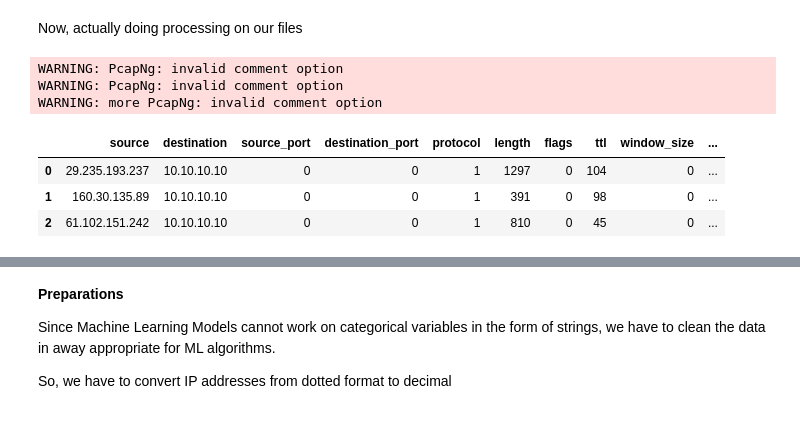
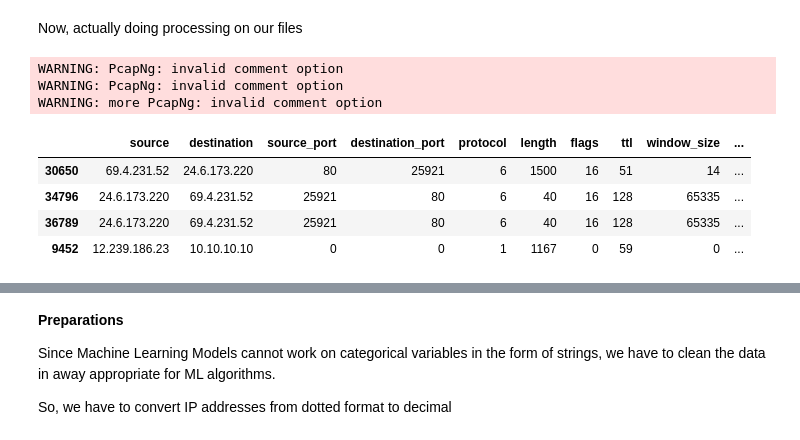
Before and after one commit to ArtyNar/ML-DOS-Detection, a Jupyter notebook: preparations.ipynb, the cells around one changed output, grey strips where cells are left out. Saved outputs shown, nothing was run; the diff lists cells and outputs as text; code cells hidden in the pictures.

```diff
--- a/preparations.ipynb
+++ b/preparations.ipynb
@@ -43,19 +42,20 @@ file_to_delete.close()
 # %%
 # Actually processing the files. This one takes a while.
 # Third argument is the path to where to store the files
 for pcap_file in files:
     processFile(pcap_file[0], pcap_file[1], path="normalizedData/normalizedLearn.csv", type="a")
 
 file = pd.read_csv('normalizedData/normalizedLearn.csv')
-file.head(3)
+file.sample(n=4)
 # %% [output]
 WARNING: PcapNg: invalid comment option
 WARNING: PcapNg: invalid comment option
 WARNING: more PcapNg: invalid comment option
 |  | source | destination | source_port | destination_port | protocol | length | flags | ttl | window_size | ... |
-| 0 | 29.235.193.237 | 10.10.10.10 | 0 | 0 | 1 | 1297 | 0 | 104 | 0 | ... |
-| 1 | 160.30.135.89 | 10.10.10.10 | 0 | 0 | 1 | 391 | 0 | 98 | 0 | ... |
-| 2 | 61.102.151.242 | 10.10.10.10 | 0 | 0 | 1 | 810 | 0 | 45 | 0 | ... |
+| 30650 | 69.4.231.52 | 24.6.173.220 | 80 | 25921 | 6 | 1500 | 16 | 51 | 14 | ... |
+| 34796 | 24.6.173.220 | 69.4.231.52 | 25921 | 80 | 6 | 40 | 16 | 128 | 65335 | ... |
+| 36789 | 24.6.173.220 | 69.4.231.52 | 25921 | 80 | 6 | 40 | 16 | 128 | 65335 | ... |
+| 9452 | 12.239.186.23 | 10.10.10.10 | 0 | 0 | 1 | 1167 | 0 | 59 | 0 | ... |
 # %%
 file.sample(n=8)
 # %% [output]
```
Also changed, not shown: parts of 3 cells of this notebook, 4 other files.
